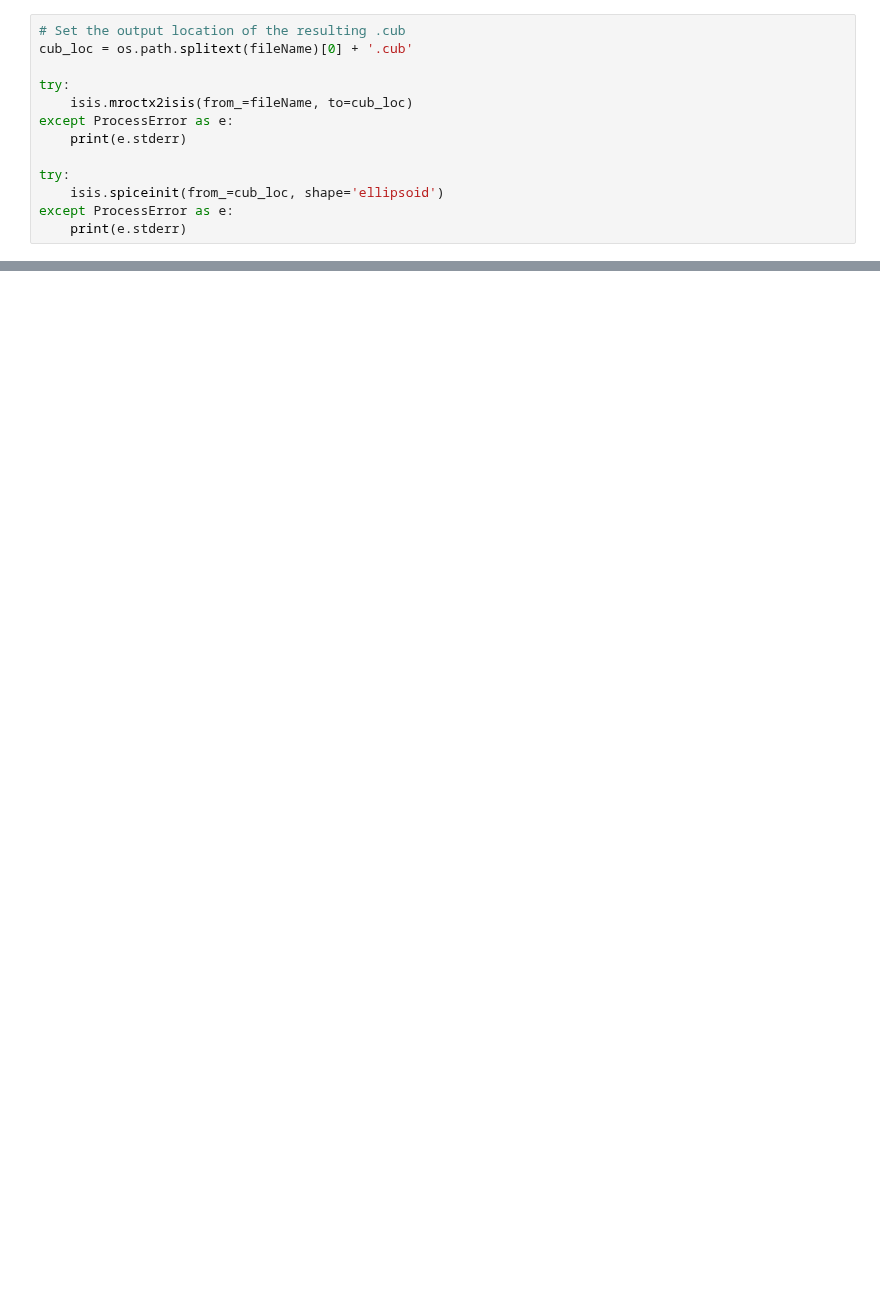
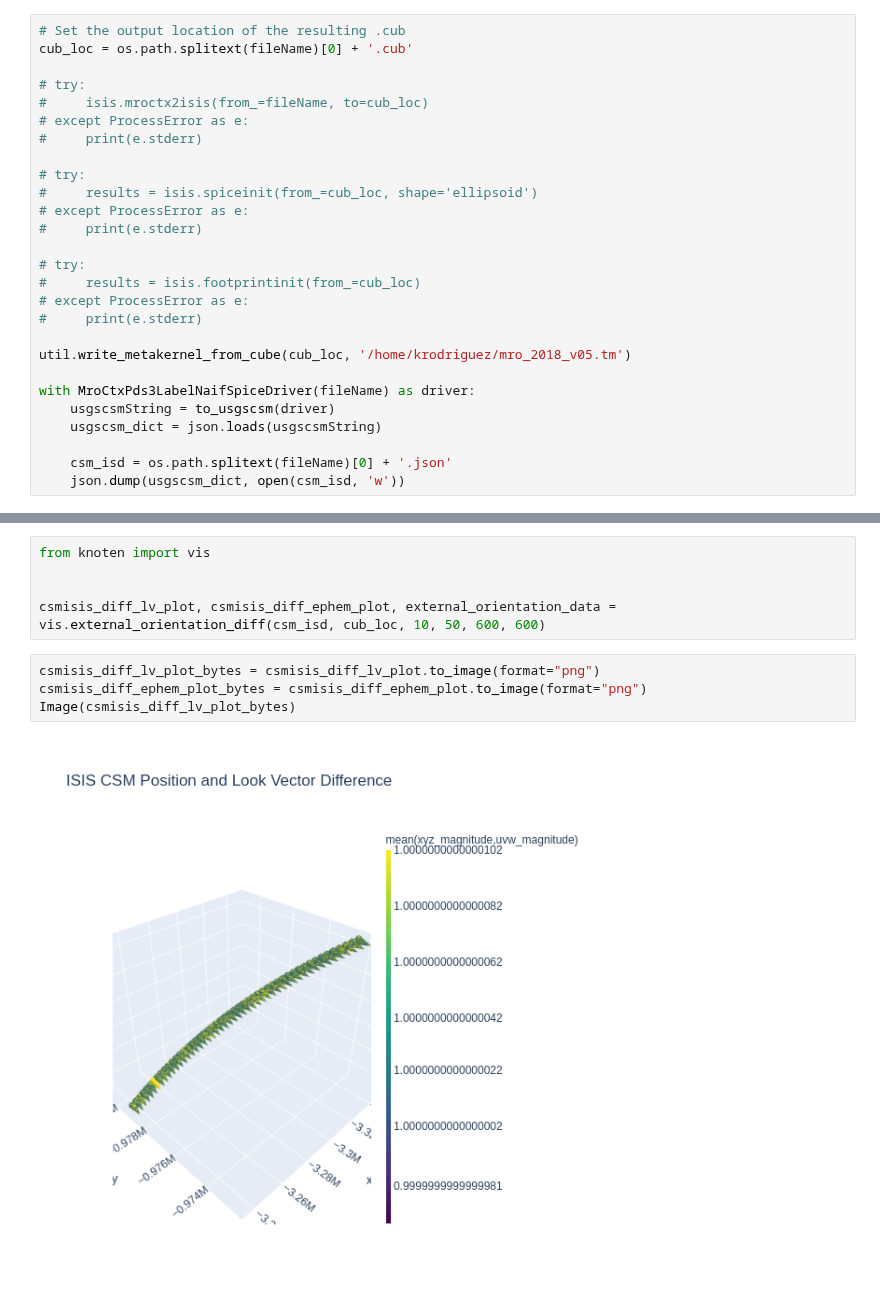
Before and after one commit to DOI-USGS/knoten, a Jupyter notebook: examples/mro_ctx_isis_cmp.ipynb, the cells around one changed output, grey strips where cells are left out. Saved outputs shown, nothing was run; the diff lists cells and outputs as text; blank space fills up the shorter version.

```diff
--- a/examples/mro_ctx_isis_cmp.ipynb
+++ b/examples/mro_ctx_isis_cmp.ipynb
@@ -39,12 +29,26 @@ Server file no newer than local file ‘data/F03_037064_1857_XN_05N218W.IMG’ -
 # Set the output location of the resulting .cub
 cub_loc = os.path.splitext(fileName)[0] + '.cub'
 
-try:
-    isis.mroctx2isis(from_=fileName, to=cub_loc)
-except ProcessError as e:
-    print(e.stderr)
+# try:
+#     isis.mroctx2isis(from_=fileName, to=cub_loc)
+# except ProcessError as e:
+#     print(e.stderr)
 
-try:
-    isis.spiceinit(from_=cub_loc, shape='ellipsoid')
-except ProcessError as e:
-    print(e.stderr)
+# try:
+#     results = isis.spiceinit(from_=cub_loc, shape='ellipsoid')
+# except ProcessError as e:
+#     print(e.stderr)
+
+# try:
+#     results = isis.footprintinit(from_=cub_loc)
+# except ProcessError as e:
+#     print(e.stderr)
+
+util.write_metakernel_from_cube(cub_loc, '/home/krodriguez/mro_2018_v05.tm')
+
+with MroCtxPds3LabelNaifSpiceDriver(fileName) as driver:
+    usgscsmString = to_usgscsm(driver)
+    usgscsm_dict = json.loads(usgscsmString)
+
+    csm_isd = os.path.splitext(fileName)[0] + '.json'
+    json.dump(usgscsm_dict, open(csm_isd, 'w'))
@@ -120,0 +55,11 @@ df3
+# %%
+from knoten import vis
+
+
+csmisis_diff_lv_plot, csmisis_diff_ephem_plot, external_orientation_data = vis.external_orientation_diff(csm_isd, cub_loc, 10, 50, 600, 600)
+# %%
+csmisis_diff_lv_plot_bytes = csmisis_diff_lv_plot.to_image(format="png")
+csmisis_diff_ephem_plot_bytes = csmisis_diff_ephem_plot.to_image(format="png")
+Image(csmisis_diff_lv_plot_bytes)
+# %% [output]
+[figure, added]
```
Also changed, not shown: parts of 21 cells of this notebook, 2 other files.
